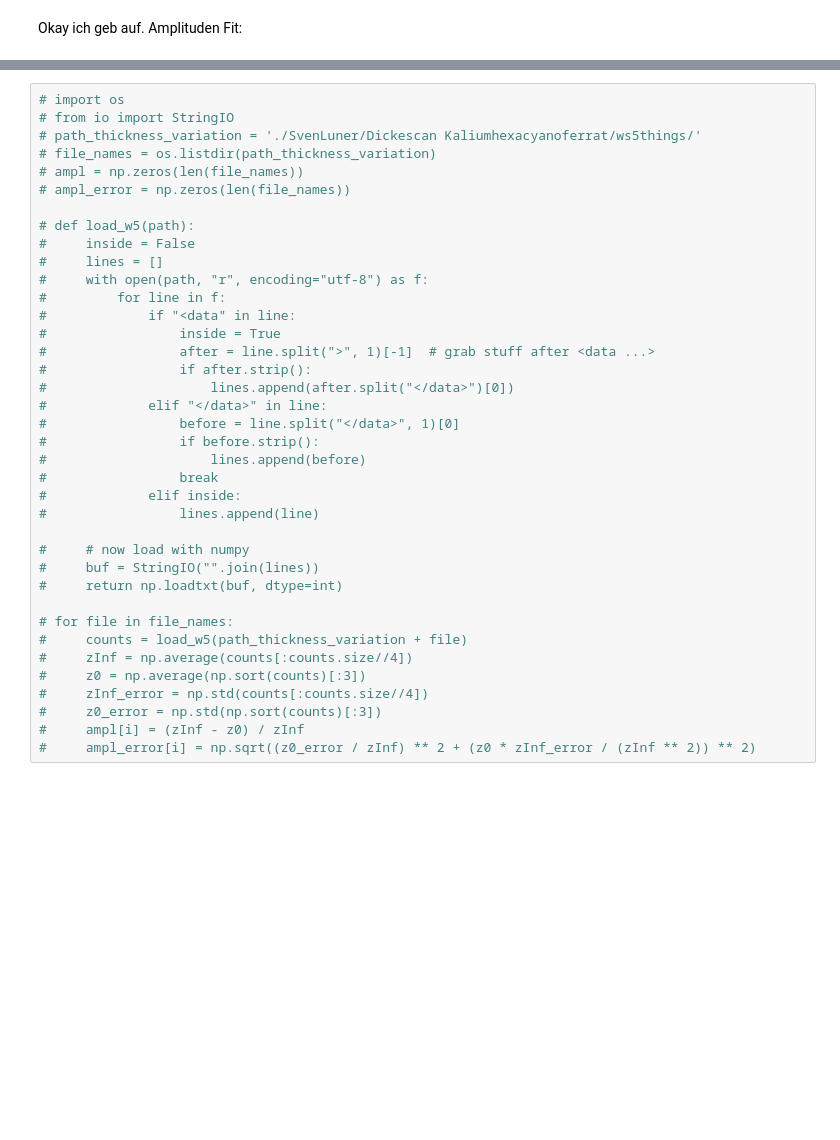
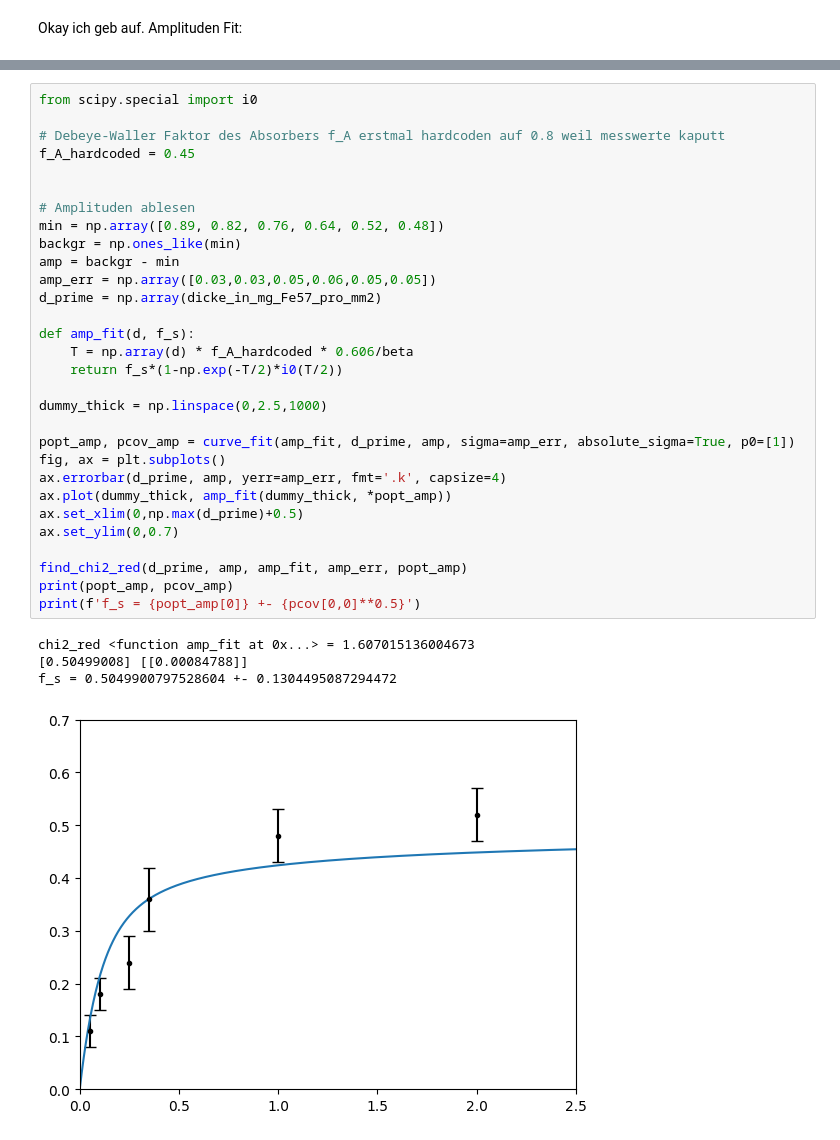
Before and after one commit to Svuem/EXP11, a Jupyter notebook: Code.ipynb, the cells around one changed output, grey strips where cells are left out. Cells and saved outputs as stored; diff of their text form; blank space fills up the shorter version.

```diff
--- a/Code.ipynb
+++ b/Code.ipynb
@@ -259,38 +267,35 @@ chi2_red <function amp_fit at 0x...> = 0.7971908769763437
 # %%
-# import os
-# from io import StringIO
-# path_thickness_variation = './SvenLuner/Dickescan Kaliumhexacyanoferrat/ws5things/'
-# file_names = os.listdir(path_thickness_variation)
-# ampl = np.zeros(len(file_names))
-# ampl_error = np.zeros(len(file_names))
+from scipy.special import i0
 
-# def load_w5(path):
-#     inside = False
-#     lines = []
-#     with open(path, "r", encoding="utf-8") as f:
-#         for line in f:
-#             if "<data" in line:
-#                 inside = True
-#                 after = line.split(">", 1)[-1]  # grab stuff after <data ...>
-#                 if after.strip():
-#                     lines.append(after.split("</data>")[0])
-#             elif "</data>" in line:
-#                 before = line.split("</data>", 1)[0]
-#                 if before.strip():
-#                     lines.append(before)
-#                 break
-#             elif inside:
-#                 lines.append(line)
+# Debeye-Waller Faktor des Absorbers f_A erstmal hardcoden auf 0.8 weil messwerte kaputt
+f_A_hardcoded = 0.45
 
-#     # now load with numpy
-#     buf = StringIO("".join(lines))
-#     return np.loadtxt(buf, dtype=int)
 
-# for file in file_names:
-#     counts = load_w5(path_thickness_variation + file)
-#     zInf = np.average(counts[:counts.size//4])
-#     z0 = np.average(np.sort(counts)[:3])
-#     zInf_error = np.std(counts[:counts.size//4])
-#     z0_error = np.std(np.sort(counts)[:3])
-#     ampl[i] = (zInf - z0) / zInf
-#     ampl_error[i] = np.sqrt((z0_error / zInf) ** 2 + (z0 * zInf_error / (zInf ** 2)) ** 2)
+# Amplituden ablesen
+min = np.array([0.89, 0.82, 0.76, 0.64, 0.52, 0.48])
+backgr = np.ones_like(min)
+amp = backgr - min
+amp_err = np.array([0.03,0.03,0.05,0.06,0.05,0.05])
+d_prime = np.array(dicke_in_mg_Fe57_pro_mm2)
+
+def amp_fit(d, f_s):
+    T = np.array(d) * f_A_hardcoded * 0.606/beta
+    return f_s*(1-np.exp(-T/2)*i0(T/2))
+
+dummy_thick = np.linspace(0,2.5,1000)
+
+popt_amp, pcov_amp = curve_fit(amp_fit, d_prime, amp, sigma=amp_err, absolute_sigma=True, p0=[1])
+fig, ax = plt.subplots()
+ax.errorbar(d_prime, amp, yerr=amp_err, fmt='.k', capsize=4)
+ax.plot(dummy_thick, amp_fit(dummy_thick, *popt_amp))
+ax.set_xlim(0,np.max(d_prime)+0.5)
+ax.set_ylim(0,0.7)
+
+find_chi2_red(d_prime, amp, amp_fit, amp_err, popt_amp)
+print(popt_amp, pcov_amp)
+print(f'f_s = {popt_amp[0]} +- {pcov[0,0]**0.5}')
+# %% [output]
+chi2_red <function amp_fit at 0x...> = 1.607015136004673
+[0.50499008] [[0.00084788]]
+f_s = 0.5049900797528604 +- 0.1304495087294472
+[figure, added]
```
Also changed, not shown: parts of 3 cells of this notebook.
